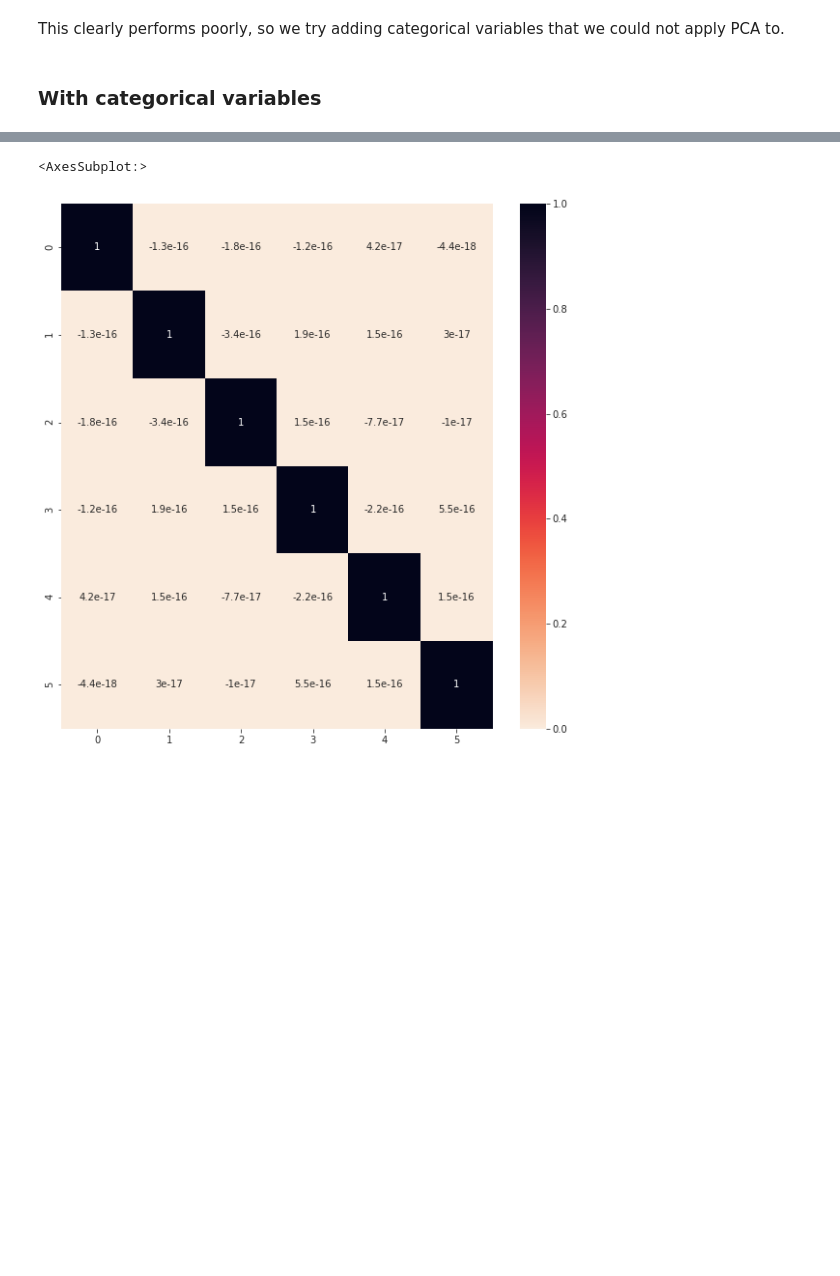
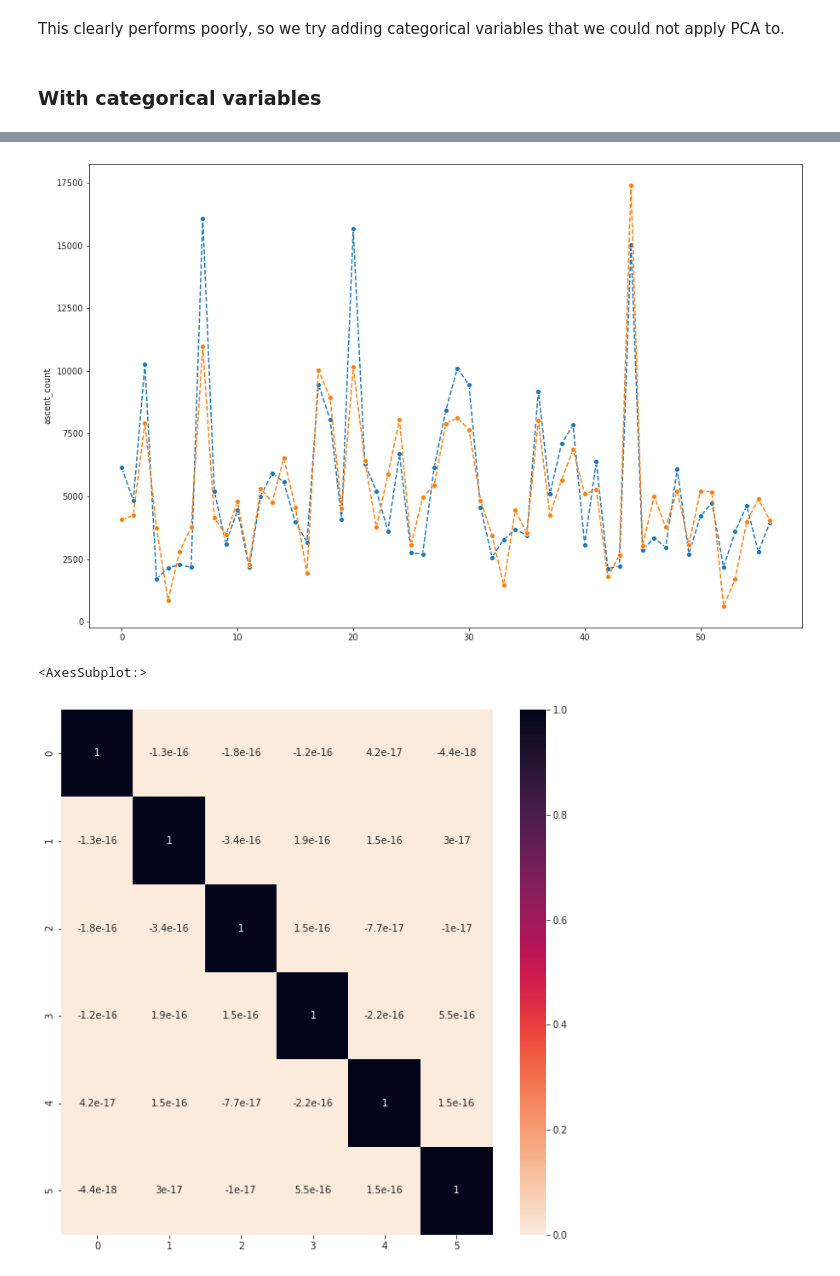
Before and after one commit to filipbalucha/FDS_final_project, a Jupyter notebook: PCA.ipynb, the cells around one changed output, grey strips where cells are left out. Cells and saved outputs as stored; diff of their text form; code cells hidden in the pictures; blank space fills up the shorter version.

```diff
--- a/PCA.ipynb
+++ b/PCA.ipynb
@@ -318,3 +349,13 @@ sm.tools.eval_measures.rmspe(y_predicted, y_test), sm.tools.eval_measures.rmse(y
+# %%
+# TODO: temp, this does not add more value than the residuals plot
+fig, ax = plt.subplots(figsize=(15,10))
+x = range(len(y_test))
+sns.lineplot(x=x, y=y_test, linestyle='dashed', marker='o')
+sns.lineplot(x=x, y=y_predicted, linestyle='dashed', marker='o')
+
+plt.show()
+# %% [output]
+[figure, added]
 # %%
 #  DEFINE PROBLEM!!!!!
 # - Can we pick features the way we did?
```
Also changed, not shown: parts of 17 cells of this notebook.
